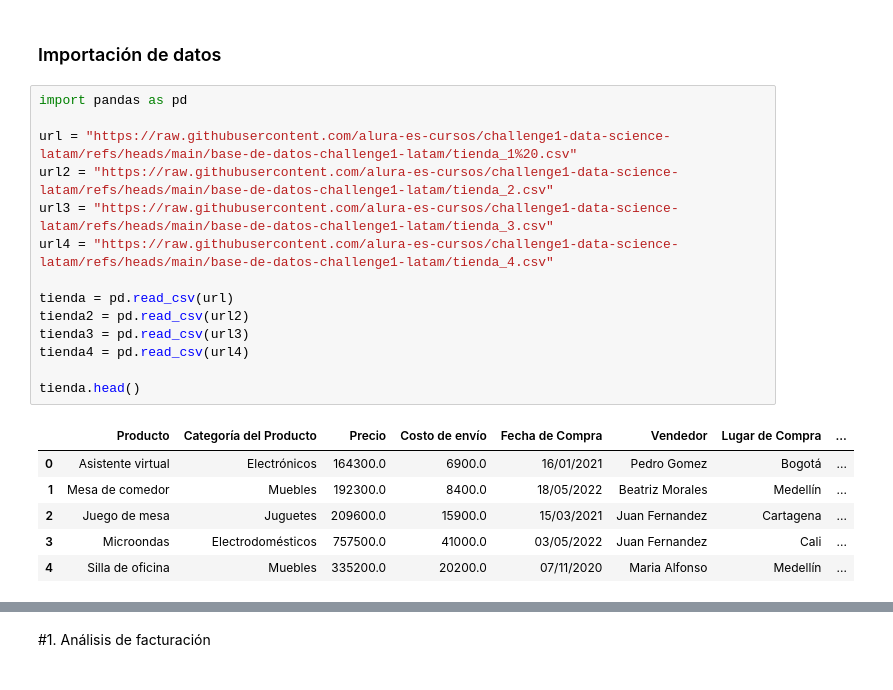
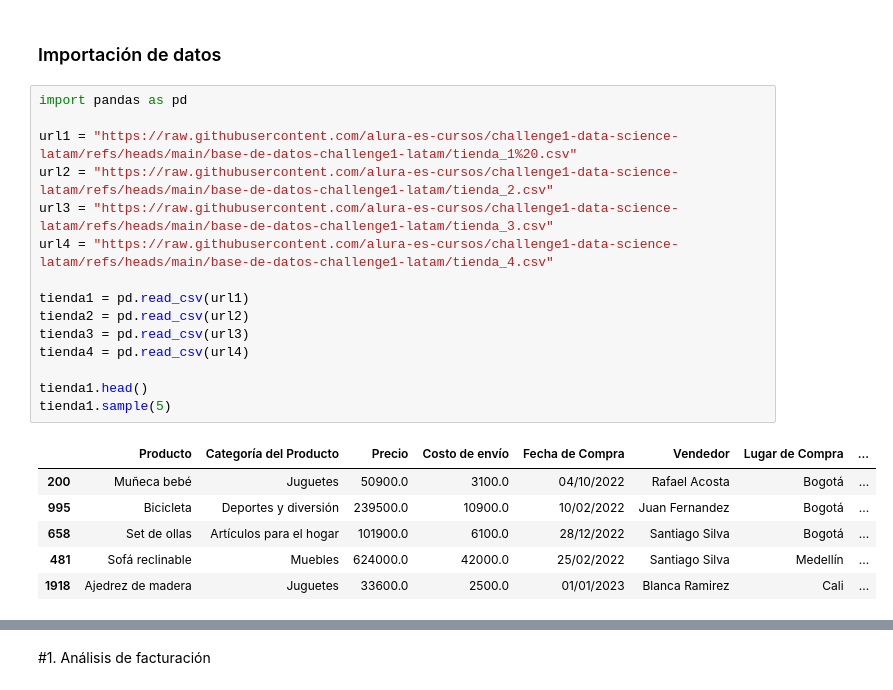
Before and after one commit to yaramirezte/Python-para-Data-Science-Challenge-AluraStore, a Jupyter notebook: AluraStoreLatam.ipynb, the cells around one changed output, grey strips where cells are left out. Drawn from its saved outputs; the diff is of its cells as text.

Commit message:
Analizar datos

```diff
--- a/AluraStoreLatam.ipynb
+++ b/AluraStoreLatam.ipynb
@@ -5,21 +5,22 @@
 # %%
 import pandas as pd
 
-url = "https://raw.githubusercontent.com/alura-es-cursos/challenge1-data-science-latam/refs/heads/main/base-de-datos-challenge1-latam/tienda_1%20.csv"
+url1 = "https://raw.githubusercontent.com/alura-es-cursos/challenge1-data-science-latam/refs/heads/main/base-de-datos-challenge1-latam/tienda_1%20.csv"
 url2 = "https://raw.githubusercontent.com/alura-es-cursos/challenge1-data-science-latam/refs/heads/main/base-de-datos-challenge1-latam/tienda_2.csv"
 url3 = "https://raw.githubusercontent.com/alura-es-cursos/challenge1-data-science-latam/refs/heads/main/base-de-datos-challenge1-latam/tienda_3.csv"
 url4 = "https://raw.githubusercontent.com/alura-es-cursos/challenge1-data-science-latam/refs/heads/main/base-de-datos-challenge1-latam/tienda_4.csv"
 
-tienda = pd.read_csv(url)
+tienda1 = pd.read_csv(url1)
 tienda2 = pd.read_csv(url2)
 tienda3 = pd.read_csv(url3)
 tienda4 = pd.read_csv(url4)
 
-tienda.head()
+tienda1.head()
+tienda1.sample(5)
 # %% [output]
 |  | Producto | Categoría del Producto | Precio | Costo de envío | Fecha de Compra | Vendedor | Lugar de Compra | ... |
-| 0 | Asistente virtual | Electrónicos | 164300.0 | 6900.0 | 16/01/2021 | Pedro Gomez | Bogotá | ... |
-| 1 | Mesa de comedor | Muebles | 192300.0 | 8400.0 | 18/05/2022 | Beatriz Morales | Medellín | ... |
-| 2 | Juego de mesa | Juguetes | 209600.0 | 15900.0 | 15/03/2021 | Juan Fernandez | Cartagena | ... |
-| 3 | Microondas | Electrodomésticos | 757500.0 | 41000.0 | 03/05/2022 | Juan Fernandez | Cali | ... |
-| 4 | Silla de oficina | Muebles | 335200.0 | 20200.0 | 07/11/2020 | Maria Alfonso | Medellín | ... |
+| 200 | Muñeca bebé | Juguetes | 50900.0 | 3100.0 | 04/10/2022 | Rafael Acosta | Bogotá | ... |
+| 995 | Bicicleta | Deportes y diversión | 239500.0 | 10900.0 | 10/02/2022 | Juan Fernandez | Bogotá | ... |
+| 658 | Set de ollas | Artículos para el hogar | 101900.0 | 6100.0 | 28/12/2022 | Santiago Silva | Bogotá | ... |
+| 481 | Sofá reclinable | Muebles | 624000.0 | 42000.0 | 25/02/2022 | Santiago Silva | Medellín | ... |
+| 1918 | Ajedrez de madera | Juguetes | 33600.0 | 2500.0 | 01/01/2023 | Blanca Ramirez | Cali | ... |
```
Also changed, not shown: parts of 61 cells of this notebook.
